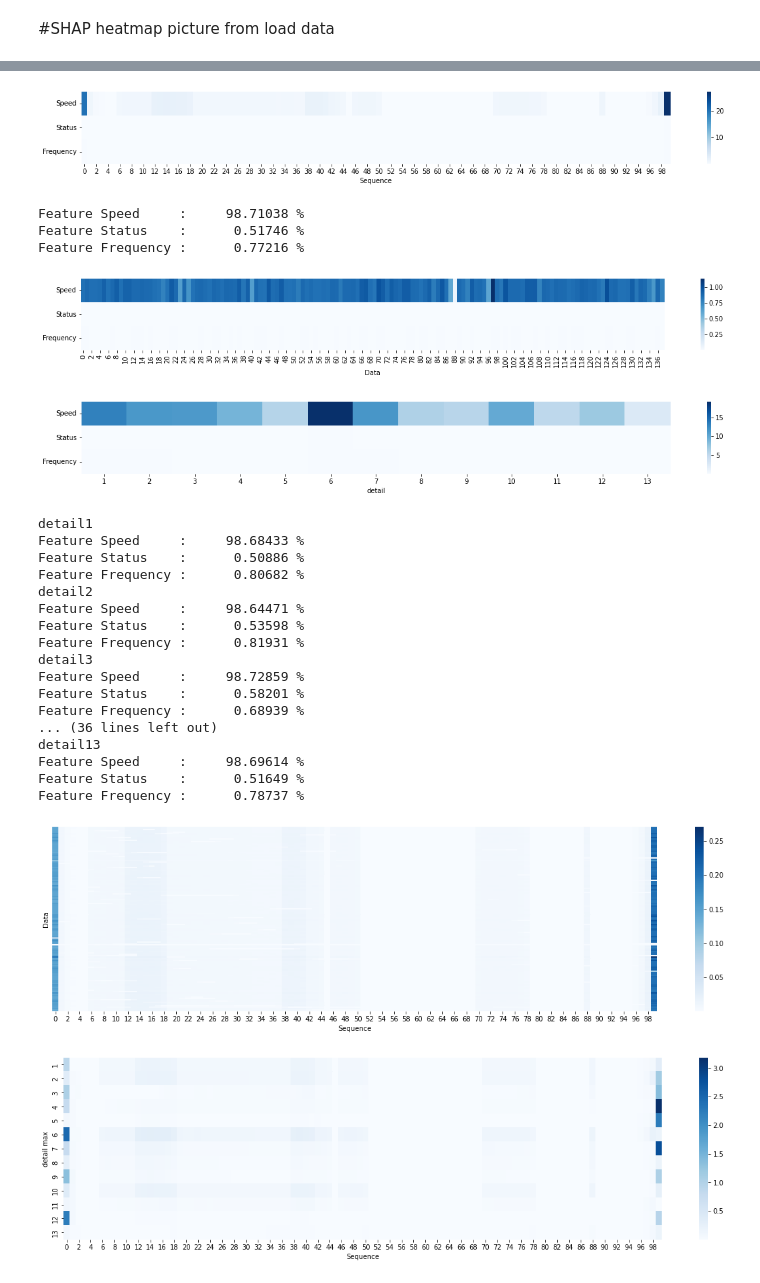
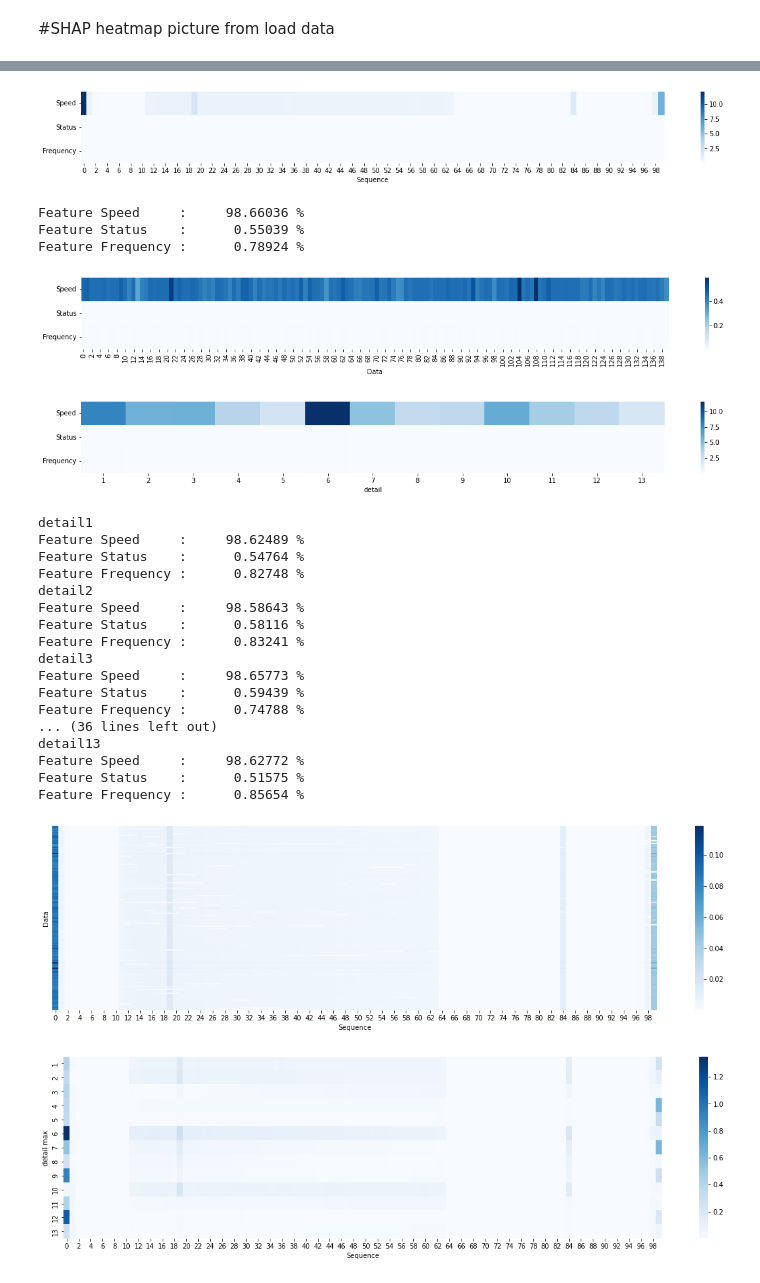
Before and after one commit to YiChingLLin/Dinkle, a Jupyter notebook: Dinkle_SHAP.ipynb, the cells around one changed output, grey strips where cells are left out. Cells and saved outputs as stored; diff of their text form; code cells hidden in the pictures.

```diff
--- a/Dinkle_SHAP.ipynb
+++ b/Dinkle_SHAP.ipynb
@@ -370,49 +392,49 @@ Feature Frequency :      0.78743 %
 # %%
 """
 using 'shap_correct.npy' from 'x_test_correct.npy' for example
 """
 values = []
 shap_values_sum = 0
 features = ['Speed', 'Status', 'Frequency']
 detail = []
 for i in range(1,14):
   detail.append(str(i))
 
 sequence_num = 100
 
 # put your folder path, ex: '/content/drive/MyDrive/.../'
 folder = 'folderpath'
 # put shap npy file path, ex: 'shap_correct.npy'
-fname = 'shap'
+fname = 'shap_correct.npy'
 
 shap_feature_sequence(load=True)
 shap_feature_data(load=True)
 shap_feature_detail(load=True)
 shap_data_sequence(load=True)
 shap_detail_sequence(load=True)
 # %% [output]
-[figure, old version]
+[figure, new version]
-Feature Speed     :     98.71038 %
-Feature Status    :      0.51746 %
-Feature Frequency :      0.77216 %
+Feature Speed     :     98.66036 %
+Feature Status    :      0.55039 %
+Feature Frequency :      0.78924 %
-[figure, old version]
+[figure, new version]
-[figure, old version]
+[figure, new version]
 detail1
-Feature Speed     :     98.68433 %
-Feature Status    :      0.50886 %
-Feature Frequency :      0.80682 %
+Feature Speed     :     98.62489 %
+Feature Status    :      0.54764 %
+Feature Frequency :      0.82748 %
 detail2
-Feature Speed     :     98.64471 %
-Feature Status    :      0.53598 %
-Feature Frequency :      0.81931 %
+Feature Speed     :     98.58643 %
+Feature Status    :      0.58116 %
+Feature Frequency :      0.83241 %
 detail3
-Feature Speed     :     98.72859 %
-Feature Status    :      0.58201 %
-Feature Frequency :      0.68939 %
+Feature Speed     :     98.65773 %
+Feature Status    :      0.59439 %
+Feature Frequency :      0.74788 %
 ... (36 lines left out)
 detail13
-Feature Speed     :     98.69614 %
-Feature Status    :      0.51649 %
-Feature Frequency :      0.78737 %
+Feature Speed     :     98.62772 %
+Feature Status    :      0.51575 %
+Feature Frequency :      0.85654 %
-[figure, old version]
+[figure, new version]
-[figure, old version]
+[figure, new version]
```
Also changed, not shown: parts of 9 cells of this notebook, 6 other files.
